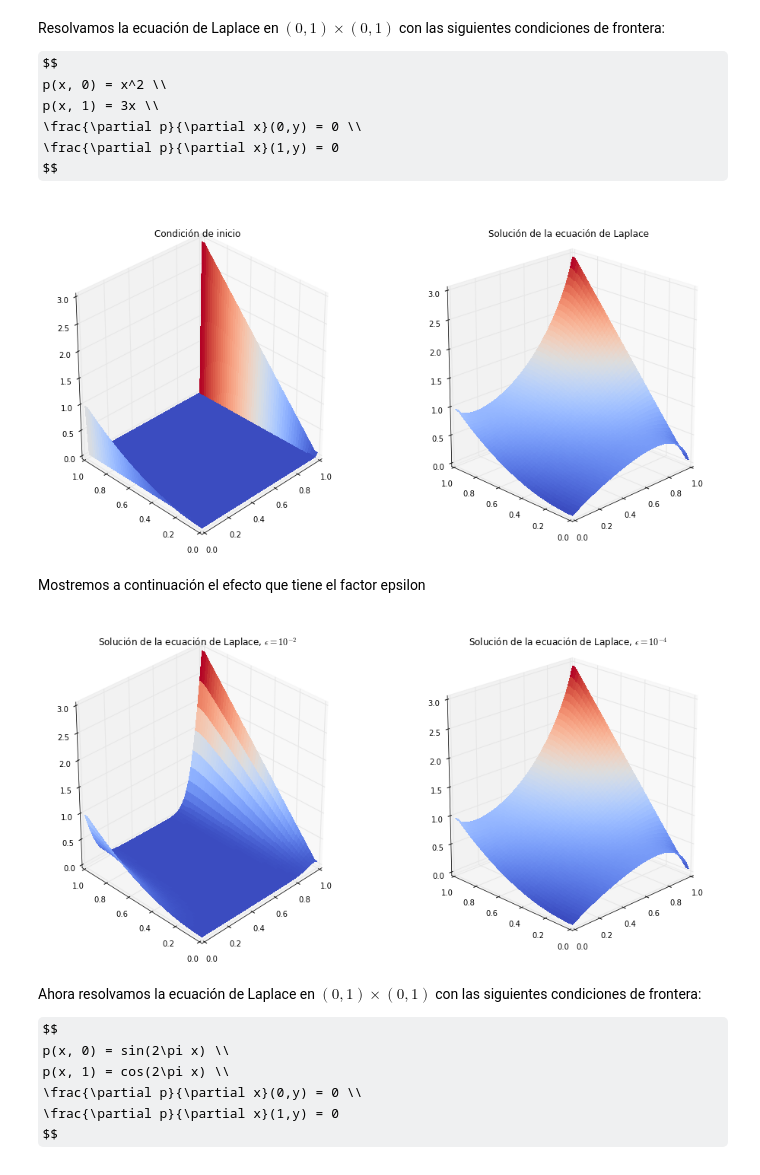
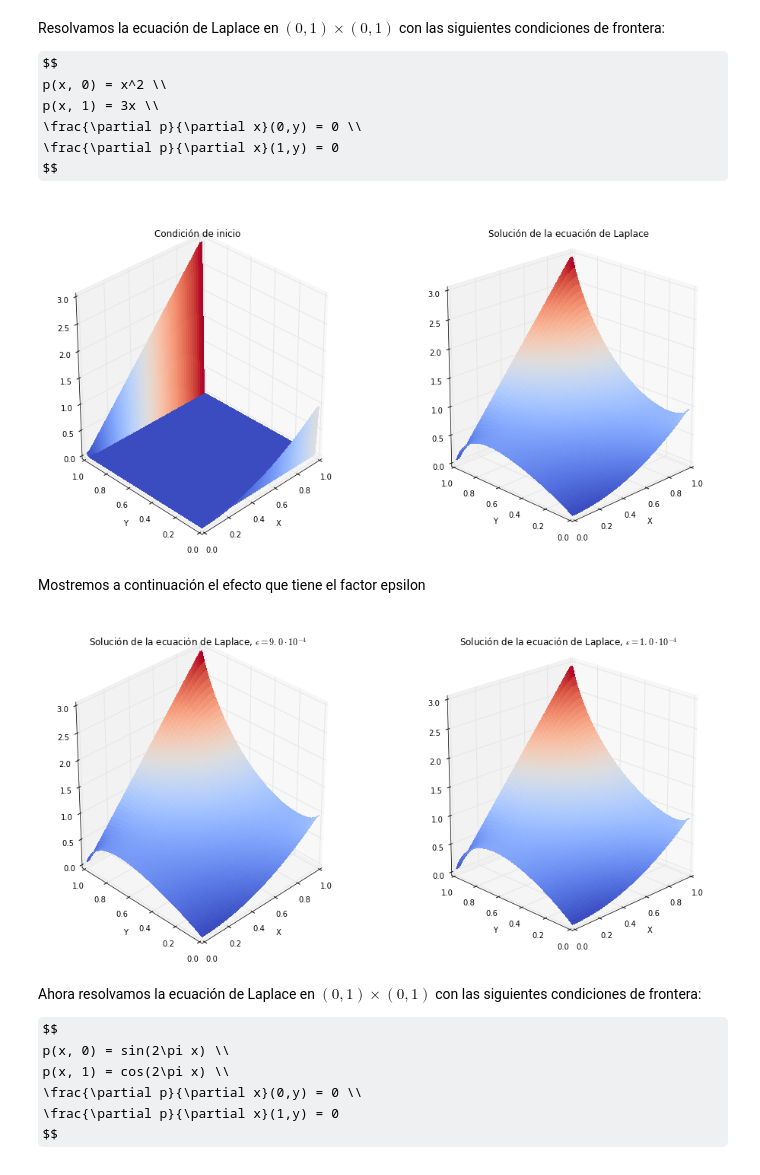
Before and after one commit to diegohdzrjk/Proyecto-MAF, a Jupyter notebook: Paso11_Ecuacion_de_Laplace.ipynb, the cells around one changed output. Drawn from its saved outputs; the diff is of its cells as text; code cells hidden in the pictures; some formulas as TeX source.

```diff
--- a/Paso11_Ecuacion_de_Laplace.ipynb
+++ b/Paso11_Ecuacion_de_Laplace.ipynb
@@ -44,6 +38,8 @@ def plot2D(x, y, p, p_lap, title1, title2, ang):
             linewidth=0, antialiased=False)
     ax.set_xlim(0,1)
     ax.set_ylim(0,1)
+    ax.set_xlabel('X')
+    ax.set_ylabel('Y')
     ax.set_title(title1)
     ax.view_init(30,225)
 
@@ -51,6 +47,8 @@ def plot2D(x, y, p, p_lap, title1, title2, ang):
             linewidth=0, antialiased=False)
     bx.set_xlim(0,1)
     bx.set_ylim(0,1)
+    bx.set_xlabel('X')
+    bx.set_ylabel('Y')
     bx.set_title(title2)
     bx.view_init(20,ang)
 # %% [markdown]
@@ -127,12 +125,10 @@ p(x, 1) = 3x \\
 $$
 # %%
 def cond_front(p, x, y):
-
-    p[:, 0] = x**2
-    p[:, -1] = 3*x
-    p[0,:] = p[1,:]
-    p[-1,:] = p[-2,:]
-
+    p[0,:] = x**2     #y = 0
+    p[-1:] = 3*x      #y = 1
+    p[:,0] = p[:,1]   #x = 0
+    p[:,-1] = p[:,-2] #x = 1
     return p
 # %%
 nx = 51
@@ -144,41 +140,41 @@ x = linspace(0, 1, nx)
 y = linspace(0, 1, ny)
 
 #Se define un arreglo de puros ceros
-p0 = zeros((nx, ny))
+p0 = zeros((ny, nx))
 
 #Se imponen las condiciones de frontera
 p0 = cond_front(p0, x, y)
 
 #Se calcula la solucion de la ecuacion de laplace
 Psol = laplace_rec(p0, x, y, dx, dy, 1.0e-4, cond_front)
-plot2D(x, y, p0, Psol, u'Condición de inicio', u'Solución de la ecuación de Laplace',225)
+plot2D(x, y, p0, Psol, u'Condición de inicio', u'Solución de la ecuación de Laplace', 225)
 # %% [output]
-[figure, old version]
+[figure, new version]
 # %% [markdown]
 Mostremos a continuación el efecto que tiene el factor epsilon
 # %%
 nx = 51
 ny = 51
 dx = 1./(nx-1)
 dy = 1./(ny-1)
 
 x = linspace(0, 1, nx)
 y = linspace(0, 1, ny)
 
 #Se define un arreglo de puros ceros
-p0 = zeros((nx, ny))
+p0 = zeros((ny, nx))
 
 #Se imponen las condiciones de frontera
 p0 = cond_front(p0, x, y)
 
 #Se calcula la solucion de la ecuacion de laplace
-Psol = laplace_rec(p0, x, y, dx, dy, 1.0e-2, cond_front)
-Psol2 = laplace_rec(p0, x, y, dx, dy, 1.0e-4, cond_front)
+Psol = laplace_rec(p0, x, y, dx, dy, 1.0e-4, cond_front)
+Psol2 = laplace_rec(p0, x, y, dx, dy, 1.0e-7, cond_front)
 
-plot2D(x, y, Psol, Psol2, u'Solución de la ecuación de Laplace, $\epsilon= 10^{-2}$',
-       u'Solución de la ecuación de Laplace, $\epsilon= 10^{-4}$')
+plot2D(x, y, Psol, Psol2, u'Solución de la ecuación de Laplace, $\epsilon= 9.0\cdot10^{-4}$',
+       u'Solución de la ecuación de Laplace, $\epsilon= 1.0\cdot10^{-4}$', 225)
 # %% [output]
-[figure, old version]
+[figure, new version]
 # %% [markdown]
 Ahora resolvamos la ecuación de Laplace en $(0,1)\times(0,1)$ con las siguientes condiciones de frontera:
 
```
Also changed, not shown: parts of 3 cells of this notebook, 9 other files.
